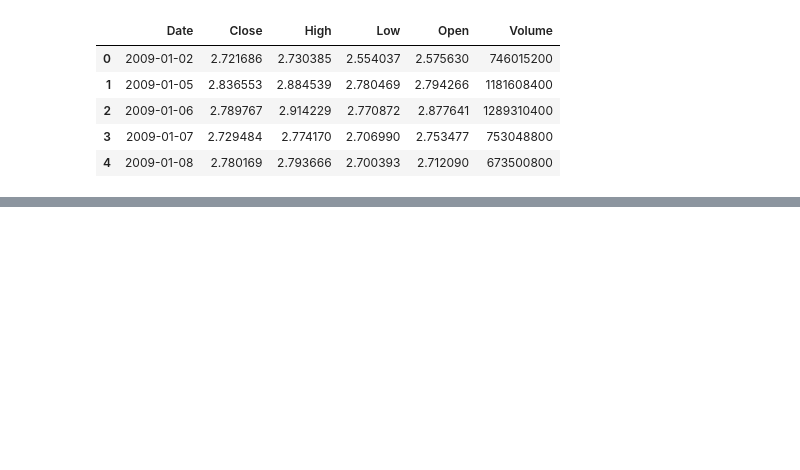
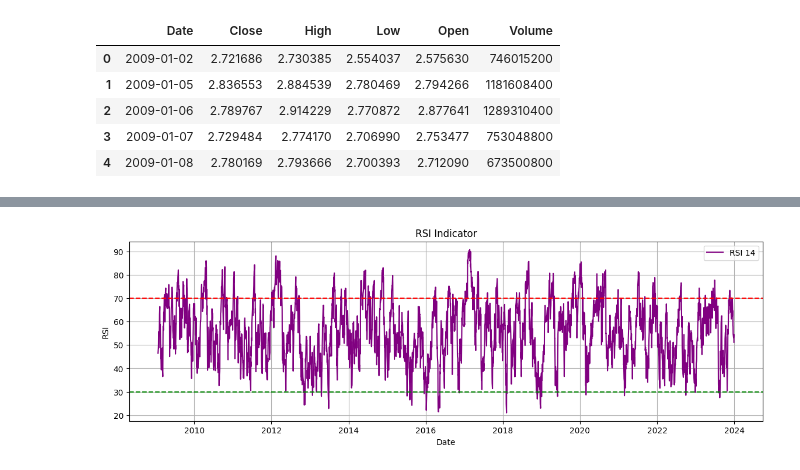
Before and after one commit to yosefmaregn2017-droid/ratings-sentiment-project, a Jupyter notebook: notebooks/Task2_Quantitative_Analysis.ipynb, the cells around one changed output, grey strips where cells are left out. Cells and saved outputs as stored; diff of their text form; code cells hidden in the pictures; blank space fills up the shorter version.

```diff
--- a/notebooks/Task2_Quantitative_Analysis.ipynb
+++ b/notebooks/Task2_Quantitative_Analysis.ipynb
@@ -156,0 +70,13 @@ df_price.tail()
+# %%
+plt.figure(figsize=(14, 4))
+plt.plot(df_price['Date'], df_price['RSI_14'], label='RSI 14', color='purple')
+plt.axhline(70, color='red', linestyle='--')  # Overbought
+plt.axhline(30, color='green', linestyle='--')  # Oversold
+plt.title("RSI Indicator")
+plt.xlabel("Date")
+plt.ylabel("RSI")
+plt.legend()
+plt.grid(True)
+plt.show()
+# %% [output]
+[figure, added]
```
Also changed, not shown: parts of 23 cells of this notebook.
